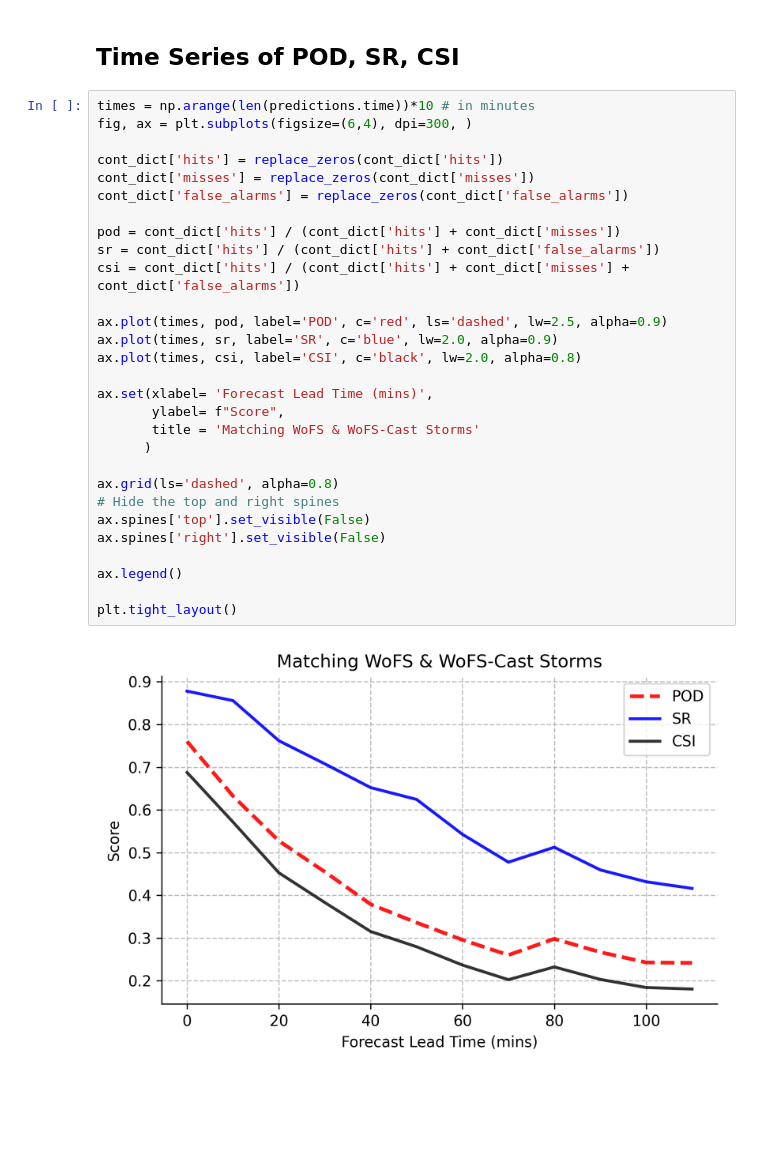
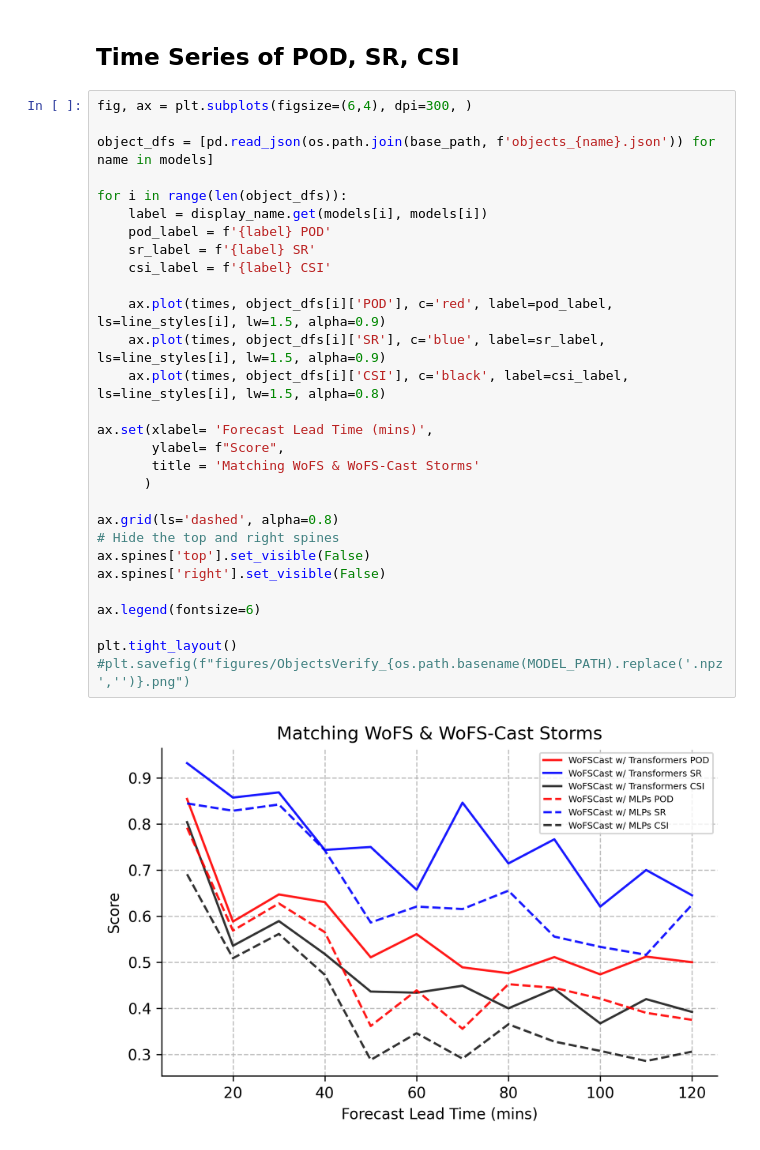
Before and after one commit to NOAA-National-Severe-Storms-Laboratory/frdd-wofs-cast, a Jupyter notebook: training_pipeline/evaluate_model/evaluate_wofscast.ipynb, the cells around one changed output. Cells and saved outputs as stored; diff of their text form; blank space fills up the shorter version.

```diff
--- a/training_pipeline/evaluate_model/evaluate_wofscast.ipynb
+++ b/training_pipeline/evaluate_model/evaluate_wofscast.ipynb
@@ -254,33 +61,33 @@ plt.tight_layout()
 # %% [markdown]
 ## Time Series of POD, SR, CSI
 # %%
-times = np.arange(len(predictions.time))*10 # in minutes
 fig, ax = plt.subplots(figsize=(6,4), dpi=300, )
 
-cont_dict['hits'] = replace_zeros(cont_dict['hits'])
-cont_dict['misses'] = replace_zeros(cont_dict['misses'])
-cont_dict['false_alarms'] = replace_zeros(cont_dict['false_alarms'])
+object_dfs = [pd.read_json(os.path.join(base_path, f'objects_{name}.json')) for name in models]
 
-pod = cont_dict['hits'] / (cont_dict['hits'] + cont_dict['misses'])
-sr = cont_dict['hits'] / (cont_dict['hits'] + cont_dict['false_alarms'])
-csi = cont_dict['hits'] / (cont_dict['hits'] + cont_dict['misses'] + cont_dict['false_alarms'])
+for i in range(len(object_dfs)):
+    label = display_name.get(models[i], models[i])
+    pod_label = f'{label} POD'
+    sr_label = f'{label} SR'
+    csi_label = f'{label} CSI'
 
-ax.plot(times, pod, label='POD', c='red', ls='dashed', lw=2.5, alpha=0.9)
-ax.plot(times, sr, label='SR', c='blue', lw=2.0, alpha=0.9)
-ax.plot(times, csi, label='CSI', c='black', lw=2.0, alpha=0.8)
+    ax.plot(times, object_dfs[i]['POD'], c='red', label=pod_label, ls=line_styles[i], lw=1.5, alpha=0.9)
+    ax.plot(times, object_dfs[i]['SR'], c='blue', label=sr_label, ls=line_styles[i], lw=1.5, alpha=0.9)
+    ax.plot(times, object_dfs[i]['CSI'], c='black', label=csi_label, ls=line_styles[i], lw=1.5, alpha=0.8)
 
 ax.set(xlabel= 'Forecast Lead Time (mins)',
        ylabel= f"Score",
        title = 'Matching WoFS & WoFS-Cast Storms'
       )
 
 ax.grid(ls='dashed', alpha=0.8)
 # Hide the top and right spines
 ax.spines['top'].set_visible(False)
 ax.spines['right'].set_visible(False)
 
-ax.legend()
+ax.legend(fontsize=6)
 
 plt.tight_layout()
+#plt.savefig(f"figures/ObjectsVerify_{os.path.basename(MODEL_PATH).replace('.npz','')}.png")
 # %% [output]
-[figure, old version]
+[figure, new version]
```
Also changed, not shown: parts of 7 cells of this notebook, 19 other files.
